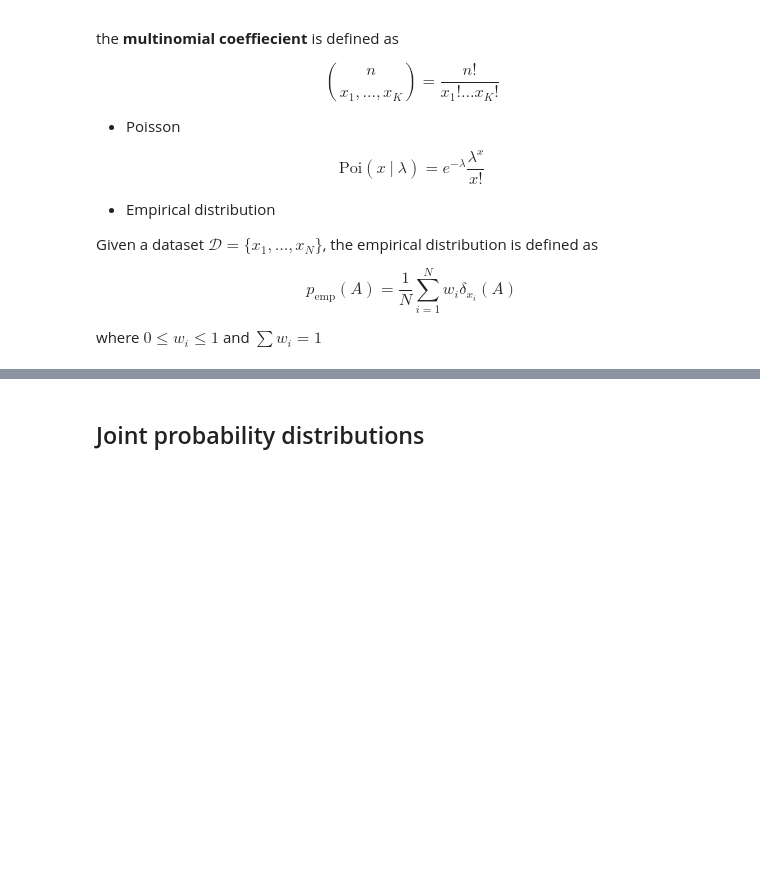
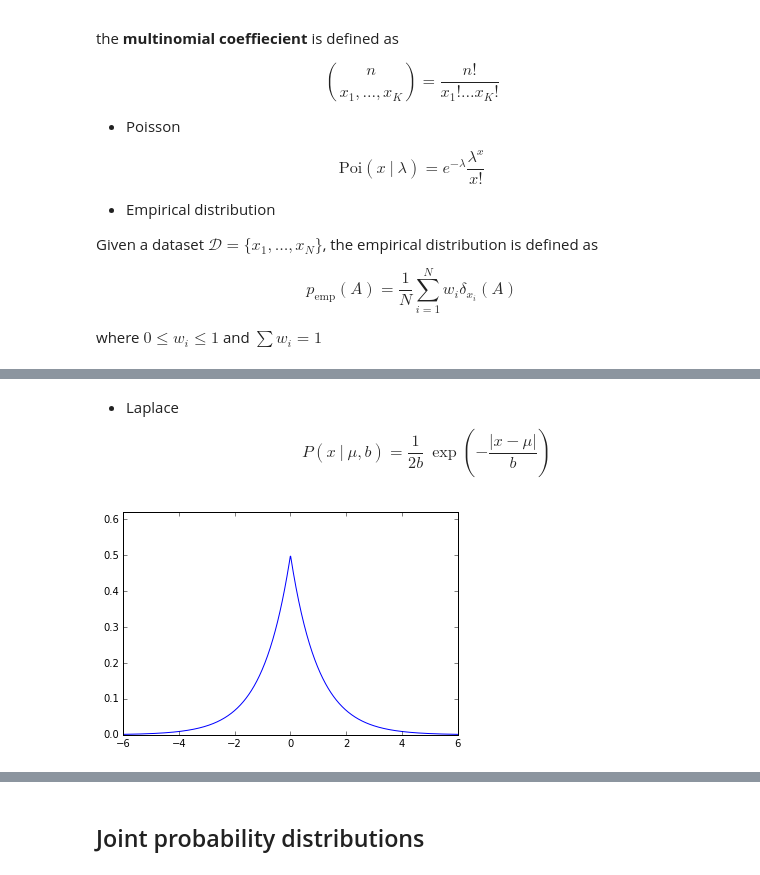
Before and after one commit to prcastro/MurphyProbabilisticML, a Jupyter notebook: chapters/Chapter 2.ipynb, the cells around one changed output, grey strips where cells are left out. Cells and saved outputs as stored; diff of their text form; code cells hidden in the pictures; blank space fills up the shorter version.

```diff
--- a/chapters/Chapter 2.ipynb
+++ b/chapters/Chapter 2.ipynb
@@ -119,0 +137,8 @@ where $0\leq w_i \leq 1$ and $\sum w_i = 1$
+# %% [markdown]
+* Laplace
+$$ P(x~|~\mu, b) = \frac{1}{2b}~\exp\left(-\frac{|x-\mu|}{b}\right)$$
+# %%
+ax = plt.subplot(111)
+plot_dist(stats.laplace, -6, 6, ax)
+# %% [output]
+[figure, added]
```
Also changed, not shown: parts of 10 cells of this notebook.
